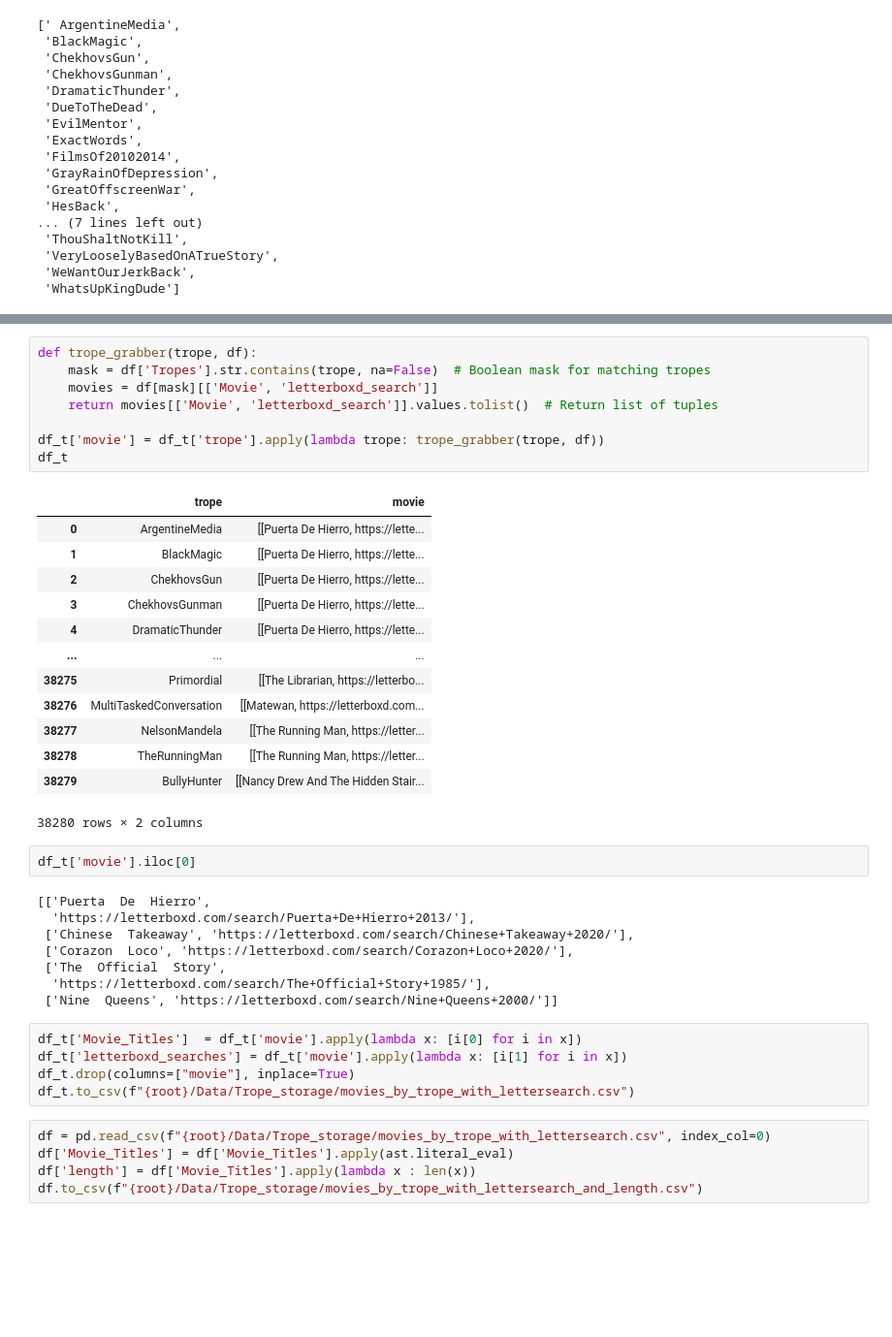
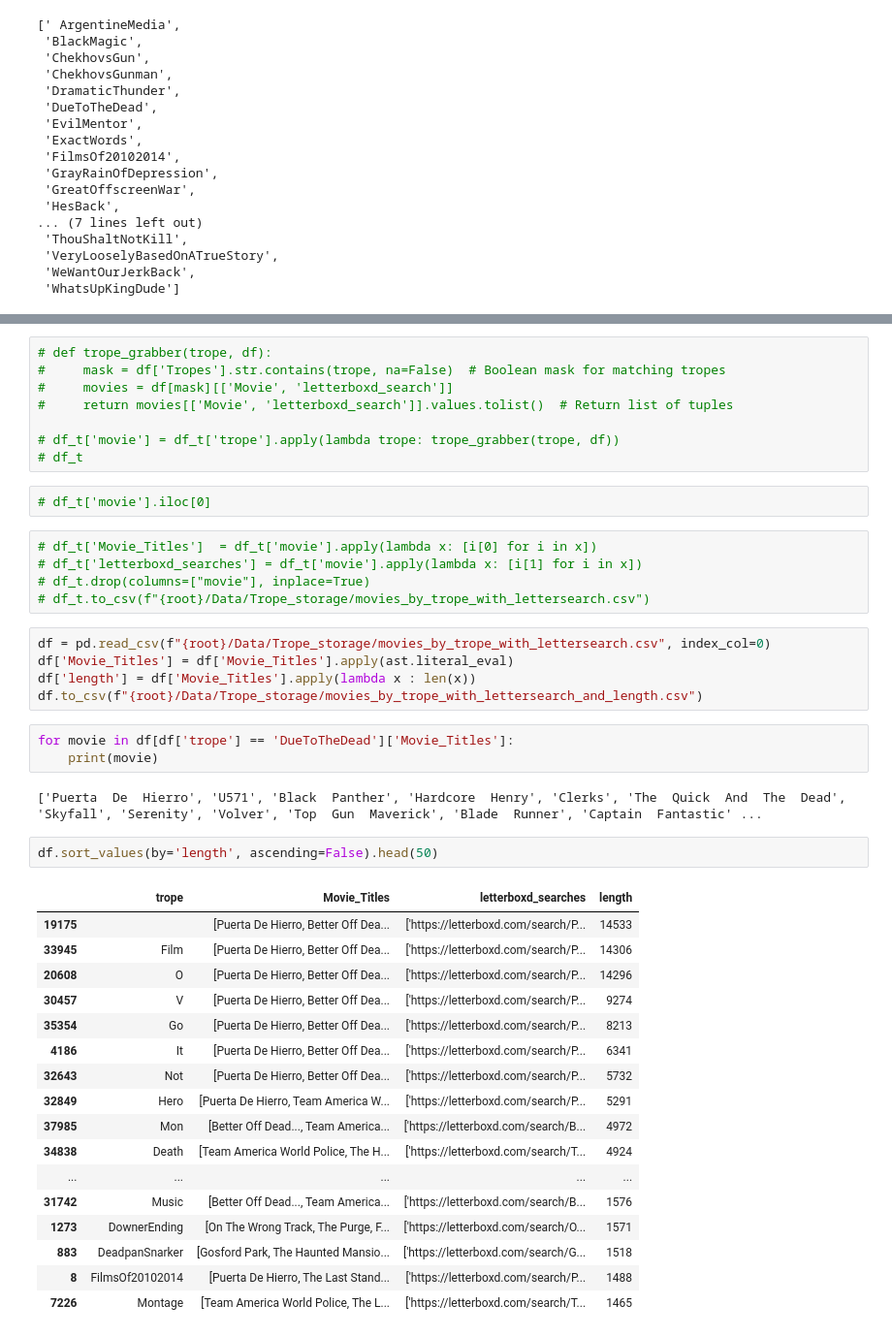
Before and after one commit to FWJK1/Pocs_Film_Project, a Jupyter notebook: Code/letterboxd_cleaning/better_trope_maker.ipynb, the cells around one changed output, grey strips where cells are left out. Shown at 97% size. Cells and saved outputs as stored; diff of their text form; blank space fills up the shorter version.

```diff
--- a/Code/letterboxd_cleaning/better_trope_maker.ipynb
+++ b/Code/letterboxd_cleaning/better_trope_maker.ipynb
@@ -106,42 +72,45 @@ df_t_n
 # %%
-def trope_grabber(trope, df):
-    mask = df['Tropes'].str.contains(trope, na=False)  # Boolean mask for matching tropes
-    movies = df[mask][['Movie', 'letterboxd_search']]
-    return movies[['Movie', 'letterboxd_search']].values.tolist()  # Return list of tuples
+# def trope_grabber(trope, df):
+#     mask = df['Tropes'].str.contains(trope, na=False)  # Boolean mask for matching tropes
+#     movies = df[mask][['Movie', 'letterboxd_search']]
+#     return movies[['Movie', 'letterboxd_search']].values.tolist()  # Return list of tuples
 
-df_t['movie'] = df_t['trope'].apply(lambda trope: trope_grabber(trope, df))
-df_t
+# df_t['movie'] = df_t['trope'].apply(lambda trope: trope_grabber(trope, df))
+# df_t
-# %% [output]
-|  | trope | movie |
-| 0 | ArgentineMedia | [[Puerta De Hierro, https://lette... |
-| 1 | BlackMagic | [[Puerta De Hierro, https://lette... |
-| 2 | ChekhovsGun | [[Puerta De Hierro, https://lette... |
-| 3 | ChekhovsGunman | [[Puerta De Hierro, https://lette... |
-| 4 | DramaticThunder | [[Puerta De Hierro, https://lette... |
-| ... | ... | ... |
-| 38275 | Primordial | [[The Librarian, https://letterbo... |
-| 38276 | MultiTaskedConversation | [[Matewan, https://letterboxd.com... |
-| 38277 | NelsonMandela | [[The Running Man, https://letter... |
-| 38278 | TheRunningMan | [[The Running Man, https://letter... |
-| 38279 | BullyHunter | [[Nancy Drew And The Hidden Stair... |
-38280 rows × 2 columns
 # %%
-df_t['movie'].iloc[0]
+# df_t['movie'].iloc[0]
-# %% [output]
-[['Puerta  De  Hierro',
-  'https://letterboxd.com/search/Puerta+De+Hierro+2013/'],
- ['Chinese  Takeaway', 'https://letterboxd.com/search/Chinese+Takeaway+2020/'],
- ['Corazon  Loco', 'https://letterboxd.com/search/Corazon+Loco+2020/'],
- ['The  Official  Story',
-  'https://letterboxd.com/search/The+Official+Story+1985/'],
- ['Nine  Queens', 'https://letterboxd.com/search/Nine+Queens+2000/']]
 # %%
-df_t['Movie_Titles']  = df_t['movie'].apply(lambda x: [i[0] for i in x])
-df_t['letterboxd_searches'] = df_t['movie'].apply(lambda x: [i[1] for i in x])
-df_t.drop(columns=["movie"], inplace=True)
-df_t.to_csv(f"{root}/Data/Trope_storage/movies_by_trope_with_lettersearch.csv")
+# df_t['Movie_Titles']  = df_t['movie'].apply(lambda x: [i[0] for i in x])
+# df_t['letterboxd_searches'] = df_t['movie'].apply(lambda x: [i[1] for i in x])
+# df_t.drop(columns=["movie"], inplace=True)
+# df_t.to_csv(f"{root}/Data/Trope_storage/movies_by_trope_with_lettersearch.csv")
 # %%
 df = pd.read_csv(f"{root}/Data/Trope_storage/movies_by_trope_with_lettersearch.csv", index_col=0)
 df['Movie_Titles'] = df['Movie_Titles'].apply(ast.literal_eval)
 df['length'] = df['Movie_Titles'].apply(lambda x : len(x))
 df.to_csv(f"{root}/Data/Trope_storage/movies_by_trope_with_lettersearch_and_length.csv")
+# %%
+for movie in df[df['trope'] == 'DueToTheDead']['Movie_Titles']:
+    print(movie)
+# %% [output]
+['Puerta  De  Hierro', 'U571', 'Black  Panther', 'Hardcore  Henry', 'Clerks', 'The  Quick  And  The  Dead', 'Skyfall', 'Serenity', 'Volver', 'Top  Gun  Maverick', 'Blade  Runner', 'Captain  Fantastic' ...
+# %%
+df.sort_values(by='length', ascending=False).head(50)
+# %% [output]
+|  | trope | Movie_Titles | letterboxd_searches | length |
+| 19175 |  | [Puerta De Hierro, Better Off Dea... | ['https://letterboxd.com/search/P... | 14533 |
+| 33945 | Film | [Puerta De Hierro, Better Off Dea... | ['https://letterboxd.com/search/P... | 14306 |
+| 20608 | O | [Puerta De Hierro, Better Off Dea... | ['https://letterboxd.com/search/P... | 14296 |
+| 30457 | V | [Puerta De Hierro, Better Off Dea... | ['https://letterboxd.com/search/P... | 9274 |
+| 35354 | Go | [Puerta De Hierro, Better Off Dea... | ['https://letterboxd.com/search/P... | 8213 |
+| 4186 | It | [Puerta De Hierro, Better Off Dea... | ['https://letterboxd.com/search/P... | 6341 |
+| 32643 | Not | [Puerta De Hierro, Better Off Dea... | ['https://letterboxd.com/search/P... | 5732 |
+| 32849 | Hero | [Puerta De Hierro, Team America W... | ['https://letterboxd.com/search/P... | 5291 |
+| 37985 | Mon | [Better Off Dead..., Team America... | ['https://letterboxd.com/search/B... | 4972 |
+| 34838 | Death | [Team America World Police, The H... | ['https://letterboxd.com/search/T... | 4924 |
+| ... | ... | ... | ... | ... |
+| 31742 | Music | [Better Off Dead..., Team America... | ['https://letterboxd.com/search/B... | 1576 |
+| 1273 | DownerEnding | [On The Wrong Track, The Purge, F... | ['https://letterboxd.com/search/O... | 1571 |
+| 883 | DeadpanSnarker | [Gosford Park, The Haunted Mansio... | ['https://letterboxd.com/search/G... | 1518 |
+| 8 | FilmsOf20102014 | [Puerta De Hierro, The Last Stand... | ['https://letterboxd.com/search/P... | 1488 |
+| 7226 | Montage | [Team America World Police, The L... | ['https://letterboxd.com/search/T... | 1465 |
```
Also changed, not shown: parts of 6 cells of this notebook.
